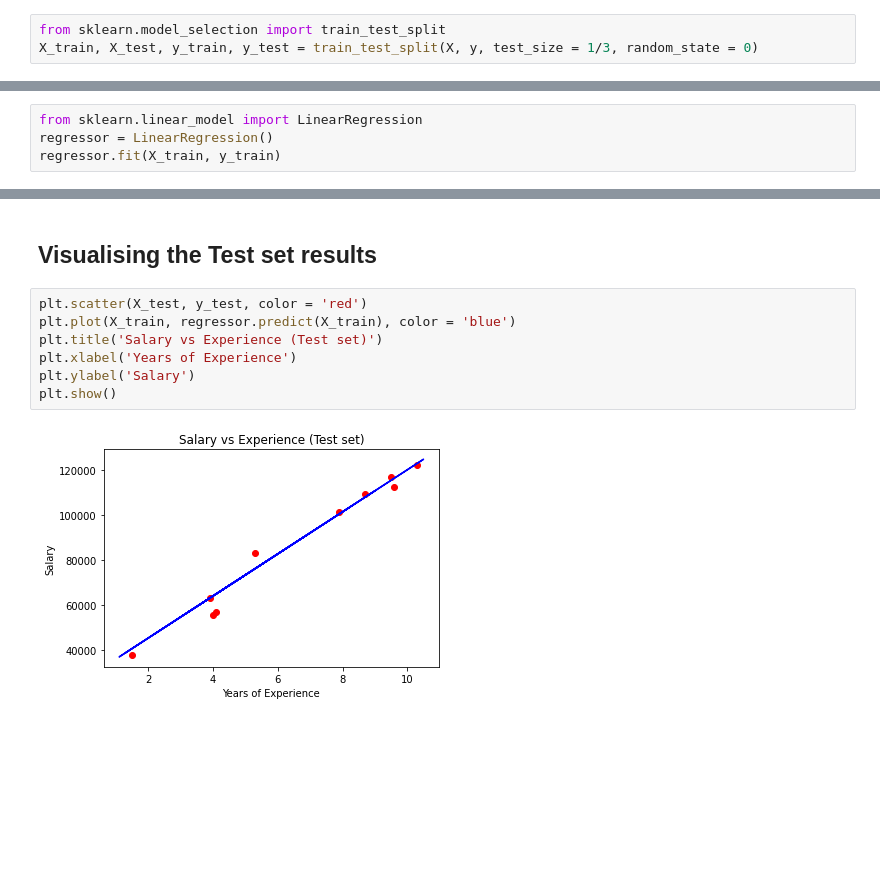
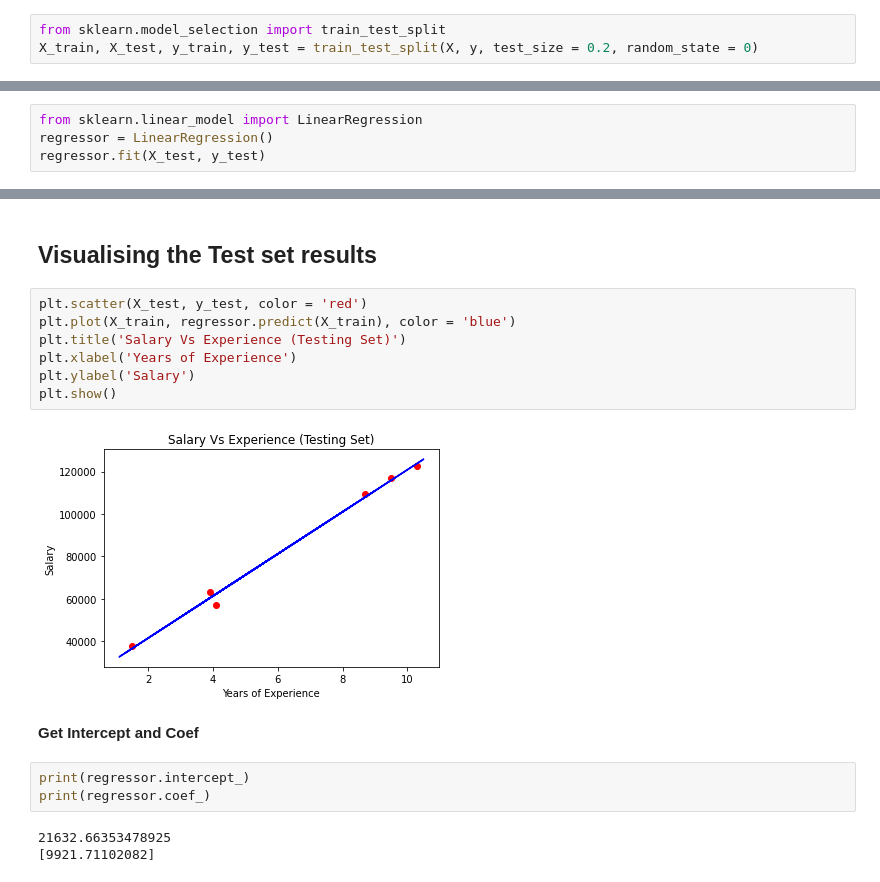
Before and after one commit to rupamsau0010/machine_learning_atoz_udemy, a Jupyter notebook: Copy_of_simple_linear_regression.ipynb, the cells around one changed output, grey strips where cells are left out. Cells and saved outputs as stored; diff of their text form; blank space fills up the shorter version.

```diff
--- a/Copy_of_simple_linear_regression.ipynb
+++ b/Copy_of_simple_linear_regression.ipynb
@@ -19,4 +39,4 @@ y = dataset.iloc[:, -1].values
 ## Splitting the dataset into the Training set and Test set
 # %%
 from sklearn.model_selection import train_test_split
-X_train, X_test, y_train, y_test = train_test_split(X, y, test_size = 1/3, random_state = 0)
+X_train, X_test, y_train, y_test = train_test_split(X, y, test_size = 0.2, random_state = 0)
@@ -25,5 +68,5 @@ X_train, X_test, y_train, y_test = train_test_split(X, y, test_size = 1/3, rando
 # %%
 from sklearn.linear_model import LinearRegression
 regressor = LinearRegression()
-regressor.fit(X_train, y_train)
+regressor.fit(X_test, y_test)
 # %% [output]
@@ -48,9 +96,17 @@ plt.show()
 # %%
 plt.scatter(X_test, y_test, color = 'red')
 plt.plot(X_train, regressor.predict(X_train), color = 'blue')
-plt.title('Salary vs Experience (Test set)')
+plt.title('Salary Vs Experience (Testing Set)')
 plt.xlabel('Years of Experience')
 plt.ylabel('Salary')
 plt.show()
 # %% [output]
-[figure, old version]
+[figure, new version]
+# %% [markdown]
+**Get Intercept and Coef**
+# %%
+print(regressor.intercept_)
+print(regressor.coef_)
+# %% [output]
+21632.66353478925
+[9921.71102082]
```
Also changed, not shown: parts of 7 cells of this notebook.
